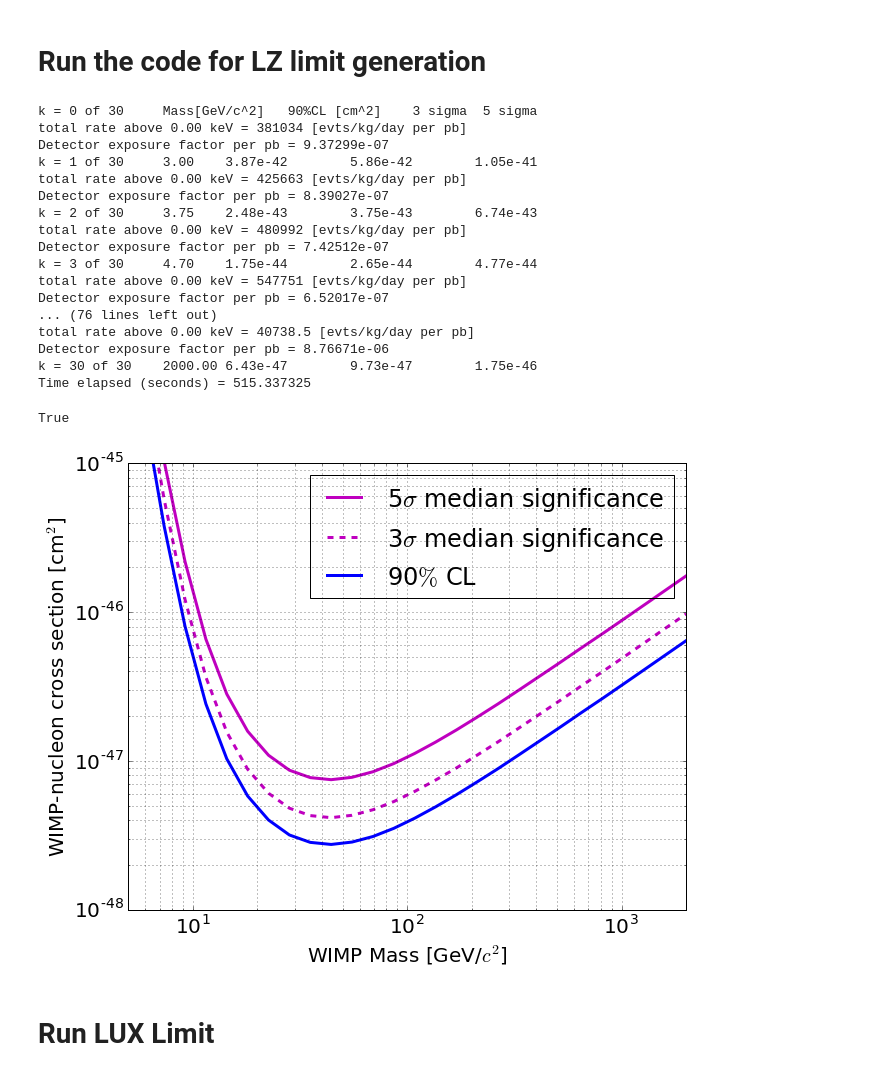
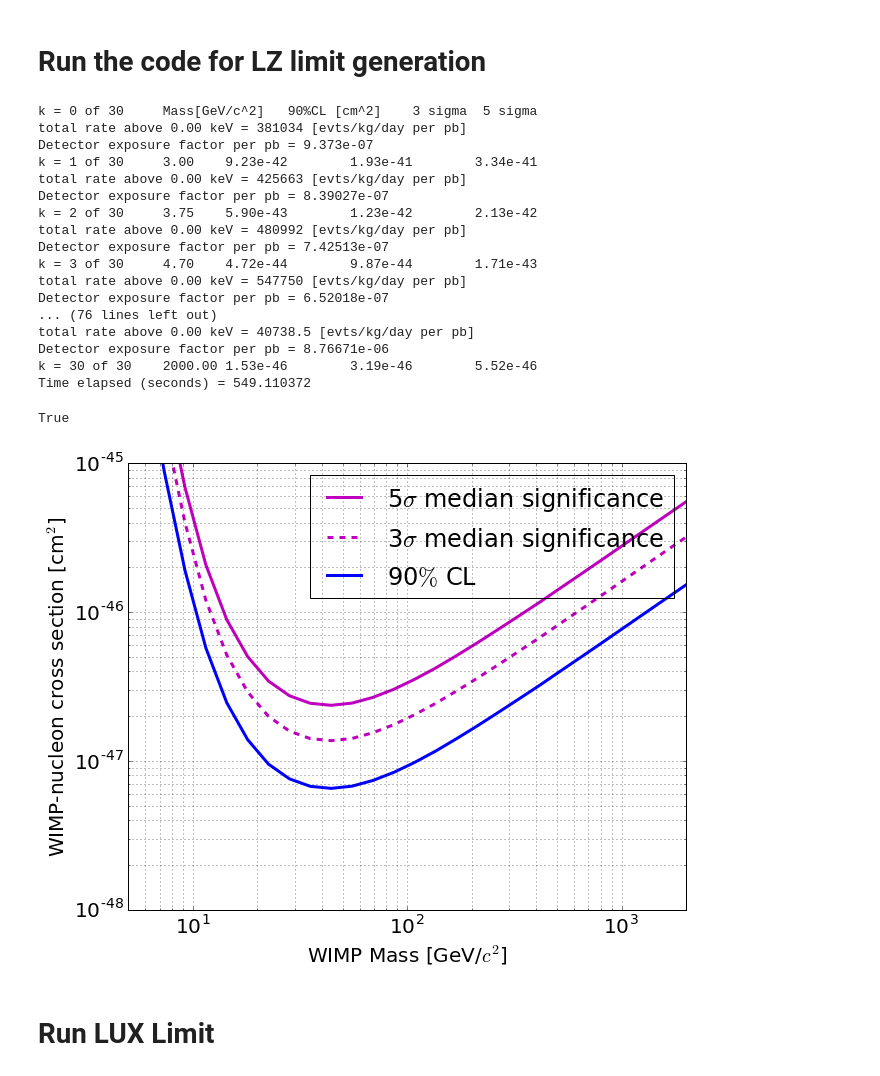
Before and after one commit to attdobi/iPyNb, a Jupyter notebook: PyNEST/TDR/FC_limit.ipynb, the cells around one changed output. Saved outputs shown, nothing was run; the diff lists cells and outputs as text; code cells hidden in the pictures.

Commit message:
TDR plot updates

```diff
--- a/PyNEST/TDR/FC_limit.ipynb
+++ b/PyNEST/TDR/FC_limit.ipynb
@@ -42,8 +42,8 @@ def calc_exposure(S1_cut, S2_cut, S1_win_max=20):
 ##############################################################################
 #LZ
 NEST =NEST_setup(Det='LZ', nFold=3, g1=0.075, custom=True)
-S1_bin_cen_n, mean_S2oS1_n, std_S2oS1_n, S1_bin_cen_e, mean_S2oS1_e, std_S2oS1_e, E_bin_cen_e,\
-Eff_e, E_bin_cen_n, Eff_n,num_leak_e, num_total_e, leak_gauss_e, sNR = \
+S1_bin_cen_n, mean_S2oS1_n, std_S2oS1_n, S1_bin_cen_e, mean_S2oS1_e, std_S2oS1_e, E_bin_cen_e, Eff_e, E_S1_e, \
+E_bin_cen_n, Eff_n, E_S1_n, num_leak_e, num_total_e, leak_gauss_e, sNR = \
 genBands(NEST=NEST,S2raw_min=450,nSim=1e6,mWmp=50)
 
 #get NR mean, with a smooth spline
@@ -123,8 +123,8 @@ def LZ_nom_lim(make_plot=True, mWimp = np.logspace(np.log10(6),np.log10(2000),30
 
     NEST =NEST_setup(Det=Det, f_drift=f_drift, nFold=nFold, g1=g1, eff_extract=eff_extract, \
                      e_lifetime=e_lifetime, custom=custom)
-    S1_bin_cen_n, mean_S2oS1_n, std_S2oS1_n, S1_bin_cen_e, mean_S2oS1_e, std_S2oS1_e, E_bin_cen_e,\
-    Eff_e, E_bin_cen_n, Eff_n,num_leak_e, num_total_e, leak_gauss_e, sNR = \
+    S1_bin_cen_n, mean_S2oS1_n, std_S2oS1_n, S1_bin_cen_e, mean_S2oS1_e, std_S2oS1_e, E_bin_cen_e, Eff_e, E_S1_e, \
+    E_bin_cen_n, Eff_n, E_S1_n, num_leak_e, num_total_e, leak_gauss_e, sNR = \
     genBands(NEST=NEST,S2raw_min=S2raw_min,nSim=1e6,mWmp=50)
 
     print("k = 0 of {:d}	Mass[GeV/c^2]	90%CL [cm^2]	3 sigma	 5 sigma".format(len(mWimp)))
@@ -135,7 +135,7 @@ def LZ_nom_lim(make_plot=True, mWimp = np.logspace(np.log10(6),np.log10(2000),30
         numBG_predict=numBG_predict_list[0]
         nSig_90UL_sense=nSig_90UL_sense_list[0]
 
-        Nph, Ne, S1, S2, S1c, S2c, WmpRate, Det_exposure_factor=WIMP2NphNe(NEST=NEST,mWmp=mWmp,nSim=nSim,showFig=False)
+        Er, Nph, Ne, S1, S2, S1c, S2c, WmpRate, Det_exposure_factor=WIMP2NphNe(NEST=NEST,mWmp=mWmp,nSim=nSim,showFig=False)
         WS_cut=(S1c>0) & (S2>=S2raw_min)
         S1_cut=S1c[WS_cut]
         S2_cut=S2c[WS_cut]
@@ -143,7 +143,7 @@ def LZ_nom_lim(make_plot=True, mWimp = np.logspace(np.log10(6),np.log10(2000),30
         cutSig = WS_cut
         accept[k]=sum(log10(S2_cut[s1_range]/S1_cut[s1_range]) < np.interp(S1_cut[s1_range],S1_bin_cen_n,mean_S2oS1_n))/len(S1_cut[s1_range])
         #sigAcc[k] = eff(cutSig)*(accept[k] ) #eff doesn't work in 2.7
-        sigAcc[k] = (sum(cutSig) / len(cutSig)) * (accept[k])*4/5 #for some reason eff doesn't work with python2.7 ?
+        sigAcc[k] = (sum(cutSig) / len(cutSig)) * (accept[k]) # *4/5 when using PLR acceptance
         nSig_obs_1e36 = WmpRate * sigAcc[k] * mass_Fid * livetime #WIMP rate is evts/kg/day/pb
         sigma_UL[k] = nSig_90UL_sense * (1e-36) / nSig_obs_1e36
 
@@ -188,28 +188,28 @@ def LZ_nom_lim(make_plot=True, mWimp = np.logspace(np.log10(6),np.log10(2000),30
 # %% [markdown]
 <h1> Run the code for LZ limit generation </h1>
 # %%
-LZ_nom_lim(name='LZ_nom_FC_PLR',nom_ER_BG=1,nom_NR_BG=0,S1_max=20,\
+LZ_nom_lim(name='LZ_nom_FC_Rn_20mBq',nom_ER_BG=2.4+26,nom_NR_BG=0,S1_max=20,\
            mWimp = np.logspace(np.log10(3),np.log10(2000),30),nSim=2e6)
 # %% [output]
 k = 0 of 30     Mass[GeV/c^2]   90%CL [cm^2]    3 sigma  5 sigma
 total rate above 0.00 keV = 381034 [evts/kg/day per pb]
-Detector exposure factor per pb = 9.37299e-07
-k = 1 of 30     3.00    3.87e-42        5.86e-42        1.05e-41
+Detector exposure factor per pb = 9.373e-07
+k = 1 of 30     3.00    9.23e-42        1.93e-41        3.34e-41
 total rate above 0.00 keV = 425663 [evts/kg/day per pb]
 Detector exposure factor per pb = 8.39027e-07
-k = 2 of 30     3.75    2.48e-43        3.75e-43        6.74e-43
+k = 2 of 30     3.75    5.90e-43        1.23e-42        2.13e-42
 total rate above 0.00 keV = 480992 [evts/kg/day per pb]
-Detector exposure factor per pb = 7.42512e-07
-k = 3 of 30     4.70    1.75e-44        2.65e-44        4.77e-44
-total rate above 0.00 keV = 547751 [evts/kg/day per pb]
-Detector exposure factor per pb = 6.52017e-07
+Detector exposure factor per pb = 7.42513e-07
+k = 3 of 30     4.70    4.72e-44        9.87e-44        1.71e-43
+total rate above 0.00 keV = 547750 [evts/kg/day per pb]
+Detector exposure factor per pb = 6.52018e-07
 ... (76 lines left out)
 total rate above 0.00 keV = 40738.5 [evts/kg/day per pb]
 Detector exposure factor per pb = 8.76671e-06
-k = 30 of 30    2000.00 6.43e-47        9.73e-47        1.75e-46
-Time elapsed (seconds) = 515.337325
+k = 30 of 30    2000.00 1.53e-46        3.19e-46        5.52e-46
+Time elapsed (seconds) = 549.110372
 True
-[figure, old version]
+[figure, new version]
 # %% [markdown]
 <h1> Run LUX Limit </h1>
 # %%
```
Also changed, not shown: parts of 1 cell of this notebook, 51 other files.
